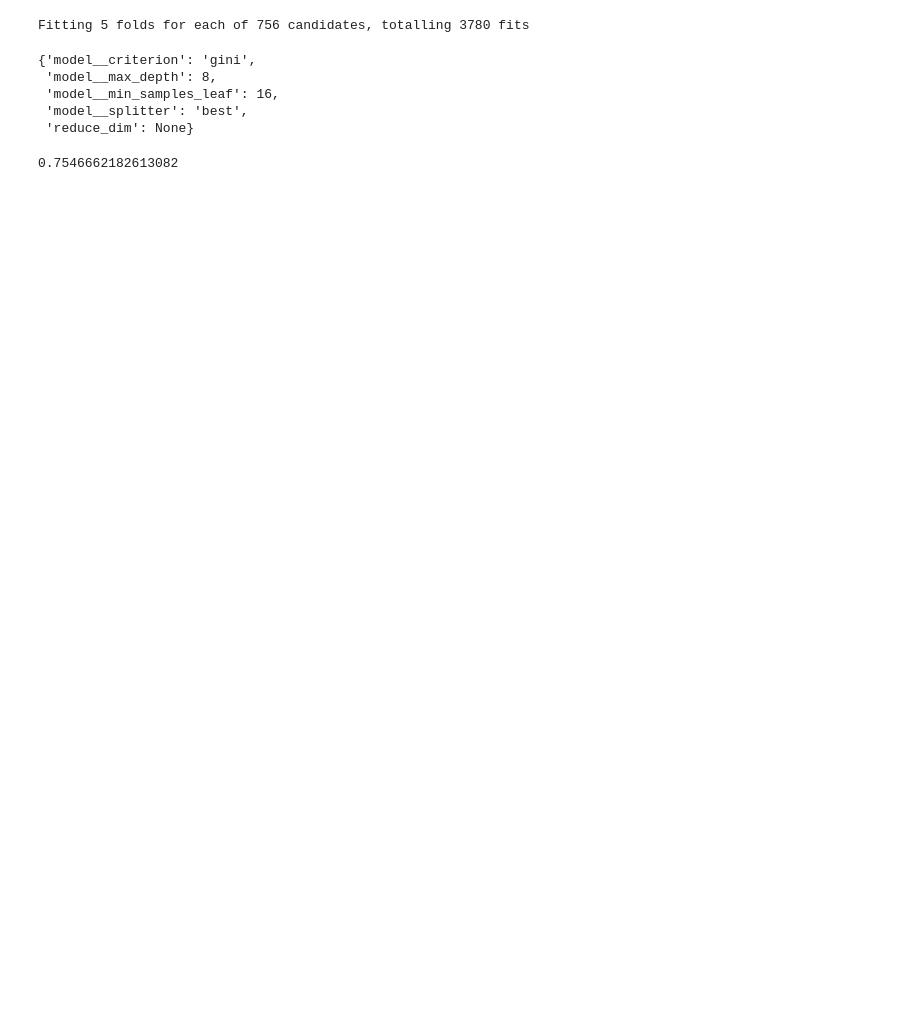
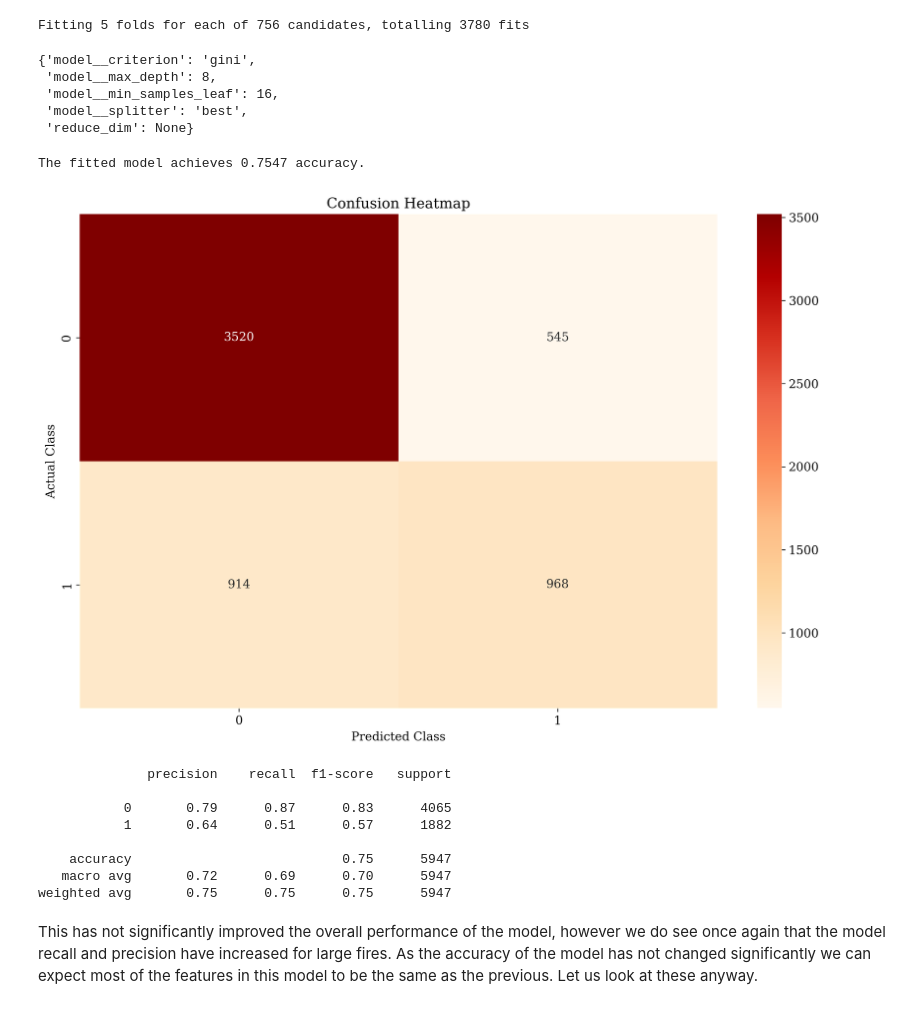
Before and after one commit to EdwinJaico-Berg/Capstone-Project, a Jupyter notebook: 4. Changing the Classification Problem.ipynb, the cells around one changed output. Drawn from its saved outputs; the diff is of its cells as text; code cells hidden in the pictures; blank space fills up the shorter version.

```diff
--- a/4. Changing the Classification Problem.ipynb
+++ b/4. Changing the Classification Problem.ipynb
@@ -261,7 +330,21 @@ dt_fittedgrid.best_params_
  'model__min_samples_leaf': 16,
  'model__splitter': 'best',
  'reduce_dim': None}
-# %%
-dt_fittedgrid.score(X_test, y_test)
-# %% [output]
-0.7546662182613082
+# %%
+print(f'The fitted model achieves {dt_fittedgrid.score(X_test, y_test):.4f} accuracy.')
+# %% [output]
+The fitted model achieves 0.7547 accuracy.
+# %%
+model_utils.PlotConfusionMatrix(dt_fittedgrid, X_test, y_test)
+# %% [output]
+[figure, added]
+              precision    recall  f1-score   support
+
+           0       0.79      0.87      0.83      4065
+           1       0.64      0.51      0.57      1882
+
+    accuracy                           0.75      5947
+   macro avg       0.72      0.69      0.70      5947
+weighted avg       0.75      0.75      0.75      5947
+# %% [markdown]
+This has not significantly improved the overall performance of the model, however we do see once again that the model recall and precision have increased for large fires. As the accuracy of the model has not changed significantly we can expect most of the features in this model to be the same as the previous. Let us look at these anyway.
```
Also changed, not shown: parts of 37 cells of this notebook, 5 other files.
